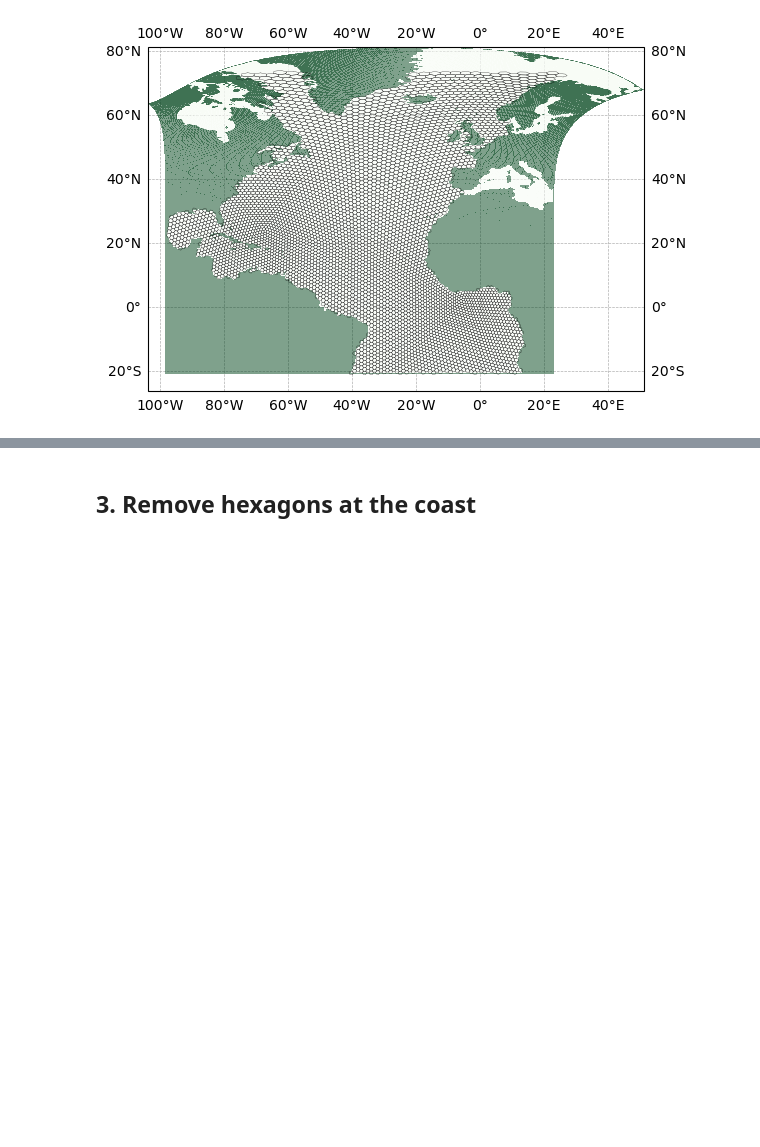
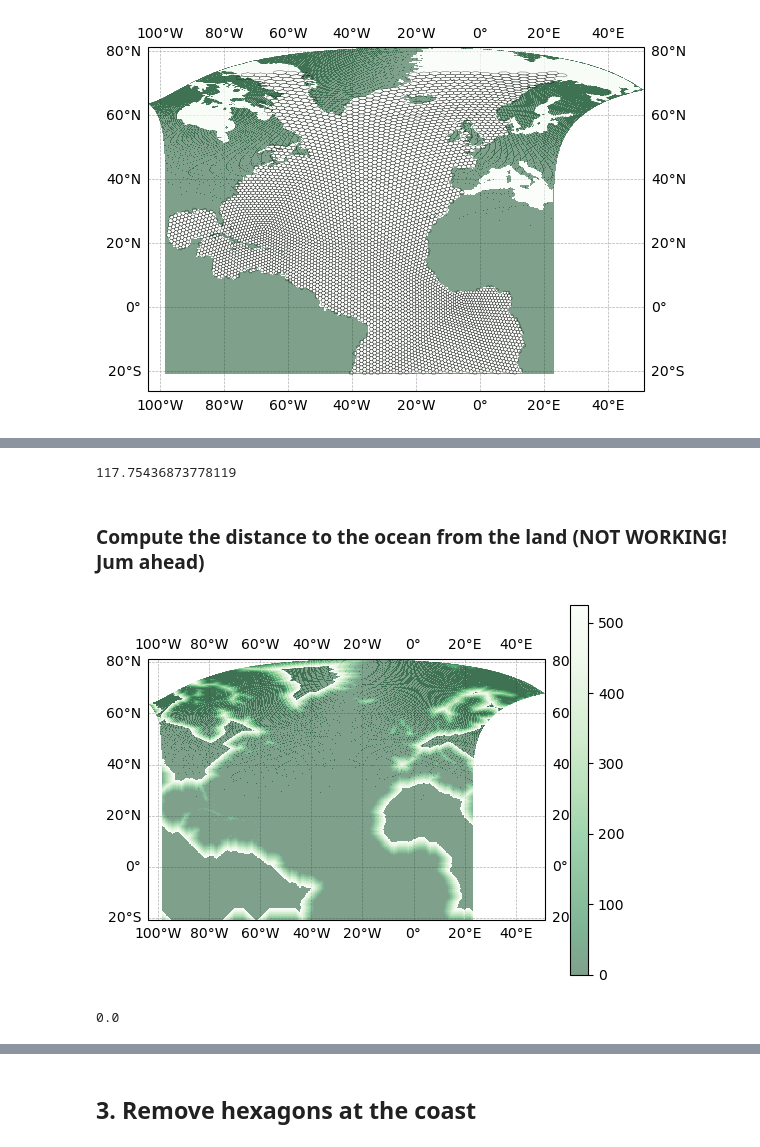
Before and after one commit to OceanParcels/NEMO_Ensemble_Lagrangian_Analysis, a Jupyter notebook: notebooks/06.Hexbin_simulation_release.ipynb, the cells around one changed output, grey strips where cells are left out. Cells and saved outputs as stored; diff of their text form; code cells hidden in the pictures; blank space fills up the shorter version.

```diff
--- a/notebooks/06.Hexbin_simulation_release.ipynb
+++ b/notebooks/06.Hexbin_simulation_release.ipynb
@@ -159,0 +165,12 @@ ax.pcolormesh(mask['nav_lon'], mask['nav_lat'], mask['tmask'][0,depth,:,:], cmap
+# %%
+dist_centers = np.zeros(len(hexgrid_centres)-1)
+
+for i,  hex in enumerate(hexgrid_centres[1:]):
+    # print(hex)
+    dist_centers[i] = great_circle(hexgrid_centres[0], hex).kilometers
+
+dist_centers[np.argmin(dist_centers)]
+# %% [output]
+117.75436873778119
+# %% [markdown]
+### Compute the distance to the ocean from the land (NOT WORKING! Jum ahead)
@@ -159,0 +234,16 @@ ax.pcolormesh(mask['nav_lon'], mask['nav_lat'], mask['tmask'][0,depth,:,:], cmap
+# %%
+distance2ocean = distance_to_shore(mask_tland, dx=100/4)
+# %%
+# Plot NA_domain on a map
+depth = 0
+fig = plt.figure()
+ax = plt.axes(projection=cartopy.crs.PlateCarree())
+# ax.set_extent([-100, 15, -15, 75], crs=cartopy.crs.PlateCarree())
+# ax.coastlines()
+ax.gridlines(draw_labels=True, zorder=0, linestyle='--', linewidth=0.5)
+# hexfunc.preplot_hexagons(ax, grid_raw, colors='r', draw_edges=True, fill_polygons=False)
+im = ax.pcolormesh(mask['nav_lon'], mask['nav_lat'], distance2ocean, cmap='Greens_r', alpha=0.5)
+# add colorbar
+cbar = fig.colorbar(im, ax=ax, orientation='vertical', pad=0.05)
+# %% [output]
+[figure, added]
@@ -159,0 +254,4 @@ ax.pcolormesh(mask['nav_lon'], mask['nav_lat'], mask['tmask'][0,depth,:,:], cmap
+# %%
+dist2ocean_hexgrid.max()
+# %% [output]
+0.0
```
Also changed, not shown: parts of 16 cells of this notebook, 6 other files.
